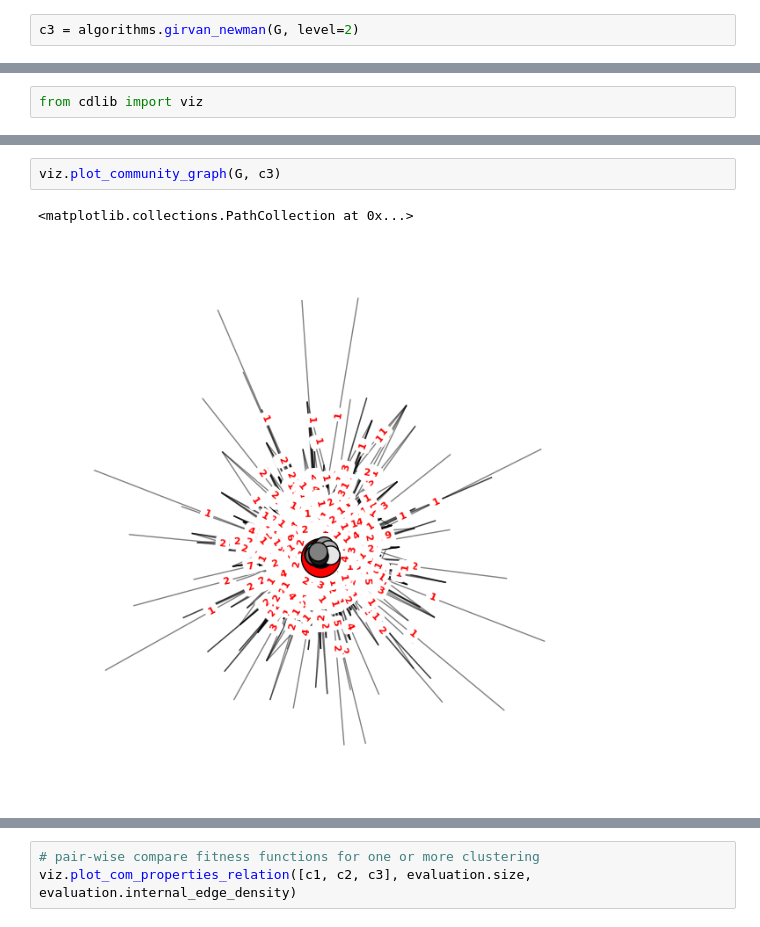
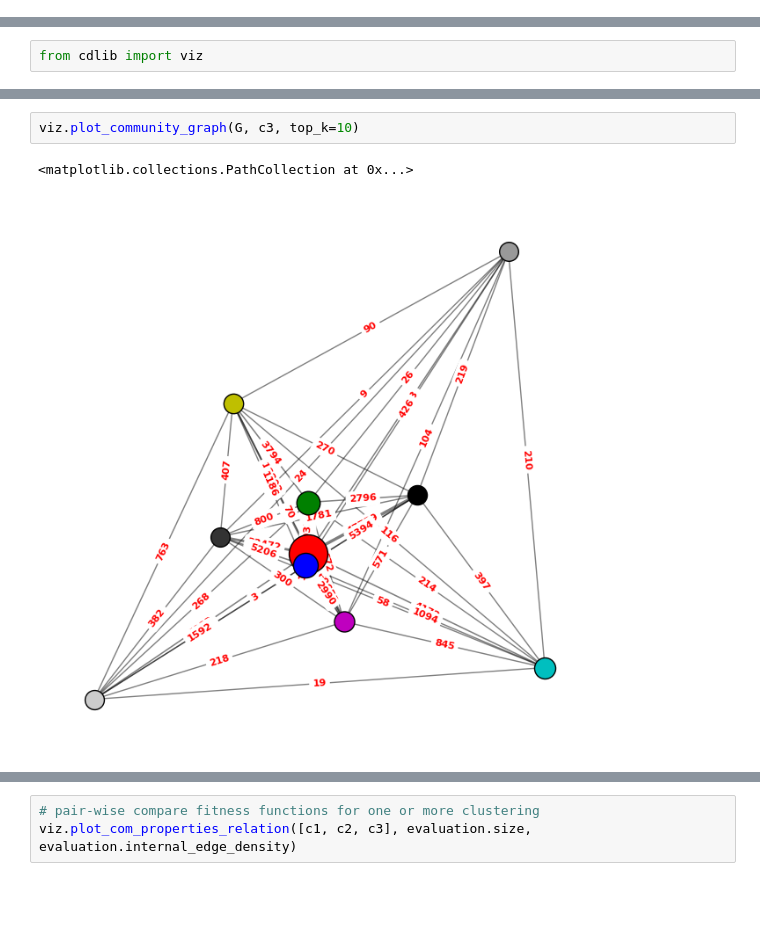
Before and after one commit to AntonioDonnangelo/SNA, a Jupyter notebook: Community_detection.ipynb, the cells around one changed output, grey strips where cells are left out. Cells and saved outputs as stored; diff of their text form; blank space fills up the shorter version.

Commit message:
Modificata visualizzazione comunità

```diff
--- a/Community_detection.ipynb
+++ b/Community_detection.ipynb
@@ -58,6 +59,4 @@ c1 = algorithms.label_propagation(G)
 c2 = algorithms.louvain(G)
 # %%
 c3 = algorithms.infomap(G)
-# %%
-c3 = algorithms.girvan_newman(G, level=2)
 # %%
@@ -201,6 +256,6 @@ viz.plot_community_graph(G, c2)
 # %%
-viz.plot_community_graph(G, c3)
+viz.plot_community_graph(G, c3, top_k=10)
 # %% [output]
 <matplotlib.collections.PathCollection at 0x...>
-[figure, old version]
+[figure, new version]
 # %%
```
Also changed, not shown: parts of 21 cells of this notebook.
